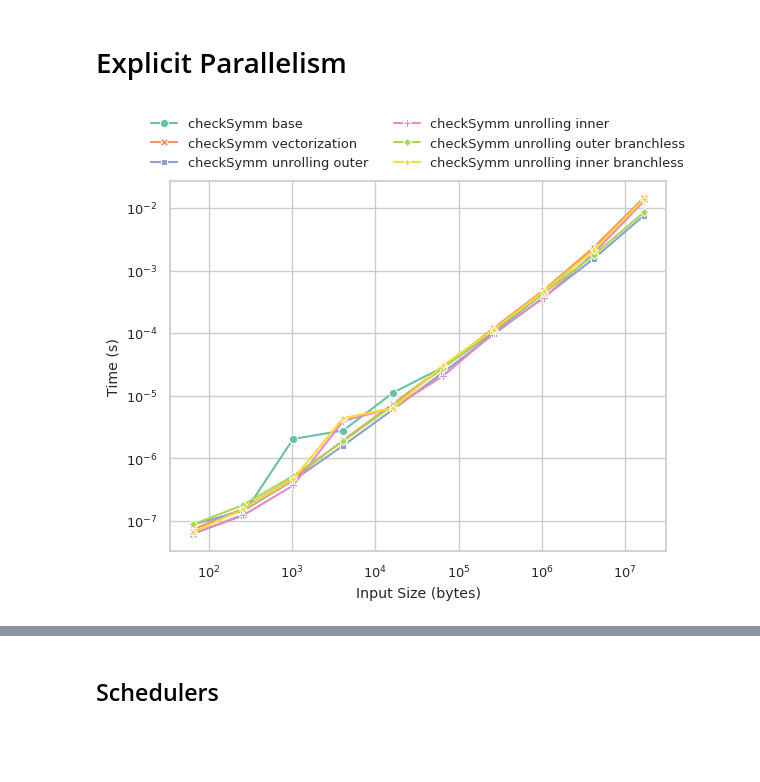
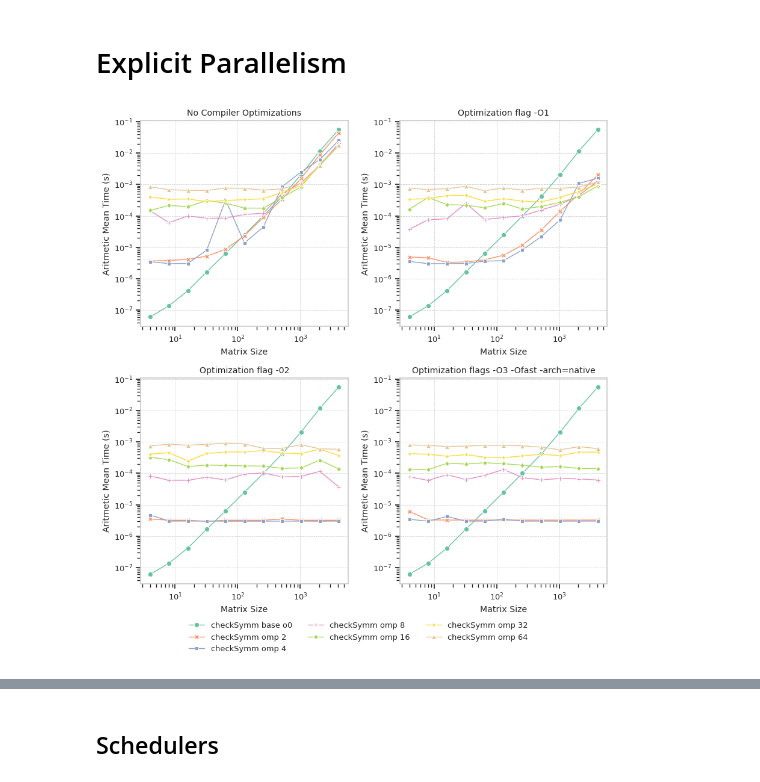
Before and after one commit to San7o/parallel-computing-cpp, a Jupyter notebook: benchmarks/plotting/notebooks/checkSymm.ipynb, the cells around one changed output, grey strips where cells are left out. Saved outputs shown, nothing was run; the diff lists cells and outputs as text; code cells hidden in the pictures; blank space fills up the shorter version.

Commit message:
plotting: checkSymm graphs

```diff
--- a/benchmarks/plotting/notebooks/checkSymm.ipynb
+++ b/benchmarks/plotting/notebooks/checkSymm.ipynb
@@ -119,22 +290,77 @@ plt.grid(which='major', linestyle='--', linewidth=0.5)
 # %% [markdown]
 # Explicit Parallelism
 # %%
-checkSymm_explicit_omp = raw_data.loc[raw_data.name.isin(['checkSymm omp 2','checkSymm omp 4','checkSymm omp 8', \
+checkSymm_omp_o0 = raw_data_o0.loc[raw_data_o0.name.isin(['checkSymm omp 2','checkSymm omp 4','checkSymm omp 8', \
                                                          'checkSymm omp 16','checkSymm omp 32','checkSymm omp 64'])].copy()
+checkSymm_omp_o1 = raw_data_o1.loc[raw_data_o1.name.isin(['checkSymm omp 2','checkSymm omp 4','checkSymm omp 8', \
+                                                         'checkSymm omp 16','checkSymm omp 32','checkSymm omp 64'])].copy()
+checkSymm_omp_o2 = raw_data_o2.loc[raw_data_o2.name.isin(['checkSymm omp 2','checkSymm omp 4','checkSymm omp 8', \
+                                                         'checkSymm omp 16','checkSymm omp 32','checkSymm omp 64'])].copy()
+checkSymm_omp_o3 = raw_data_o3.loc[raw_data_o3.name.isin(['checkSymm omp 2','checkSymm omp 4','checkSymm omp 8', \
+                                                         'checkSymm omp 16','checkSymm omp 32','checkSymm omp 64'])].copy()
 # %%
-lp = sns.lineplot(
-    data=pd.concat([checkSymm_base, checkSymm_implicit]),
+fig, axes = plt.subplots(2, 2, figsize=(10, 10))
+
+lp1 = sns.lineplot(
+    data=pd.concat([checkSymm, checkSymm_omp_o0]),
     x="space", y="mean", hue="name", style="name",
-    markers=True, dashes=False
+    markers=True, dashes=False, ax=axes[0][0],
+    linewidth = 1
 )
-plt.yscale('log')
-plt.xscale('log')
-plt.xlabel('Input Size (bytes)')
-plt.ylabel('Time (s)')
+
+axes[0][0].set_yscale('log')
+axes[0][0].set_xscale('log')
+axes[0][0].set_title('No Compiler Optimizations')
+axes[0][0].set_xlabel('Matrix Size')
+axes[0][0].set_ylabel('Aritmetic Mean Time (s)')
+axes[0,0].grid(True, which='major', linestyle='--', linewidth=0.5)
+
+
+# TODO
+lp2 = sns.lineplot(
+    data=pd.concat([checkSymm, checkSymm_omp_o1]),
+    x="space", y="mean", hue="name", style="name",
+    markers=True, dashes=False, ax=axes[0][1], legend=False,
+    linewidth = 1
+)
+axes[0][1].set_yscale('log')
+axes[0][1].set_xscale('log')
+axes[0][1].set_title('Optimization flag -O1')
+axes[0][1].set_xlabel('Matrix Size')
+axes[0][1].set_ylabel('Aritmetic Mean Time (s)')
+axes[0,1].grid(which='major', linestyle='--', linewidth=0.6)
+
+lp3 = sns.lineplot(
+    data=pd.concat([checkSymm, checkSymm_omp_o2]),
+    x="space", y="mean", hue="name", style="name",
+    markers=True, dashes=False, ax=axes[1][0], legend=False,
+    linewidth = 1
+)
+axes[1][0].set_yscale('log')
+axes[1][0].set_xscale('log')
+axes[1][0].set_title('Optimization flag -02')
+axes[1][0].set_xlabel('Matrix Size')
+axes[1][0].set_ylabel('Aritmetic Mean Time (s)')
+axes[1,0].grid(which='major', linestyle='--', linewidth=0.5)
+
+lp3 = sns.lineplot(
+    data=pd.concat([checkSymm, checkSymm_omp_o3]),
+    x="space", y="mean", hue="name", style="name",
+    markers=True, dashes=False, ax=axes[1][1], legend=False,
+    linewidth = 1
+)
+axes[1][1].set_yscale('log')
+axes[1][1].set_xscale('log')
+axes[1][1].set_title('Optimization flags -O3 -Ofast -arch=native')
+axes[1][1].set_xlabel('Matrix Size')
+axes[1][1].set_ylabel('Aritmetic Mean Time (s)')
+axes[1,1].grid(which='major', linestyle='--', linewidth=0.5)
+
 sns.move_legend(
-    lp, "lower center",
-    bbox_to_anchor=(.5, 1), ncol=2, title="", frameon=False,
+    lp1, "upper center",
+    bbox_to_anchor=(1.05, -1.4), ncol=3, title="", frameon=False,
 )
+fig.subplots_adjust(hspace=0.25, wspace=0.25)
 plt.show()
 # %% [output]
-[figure, old version]
+[figure, new version]
```
Also changed, not shown: parts of 13 cells of this notebook, 9 other files.
